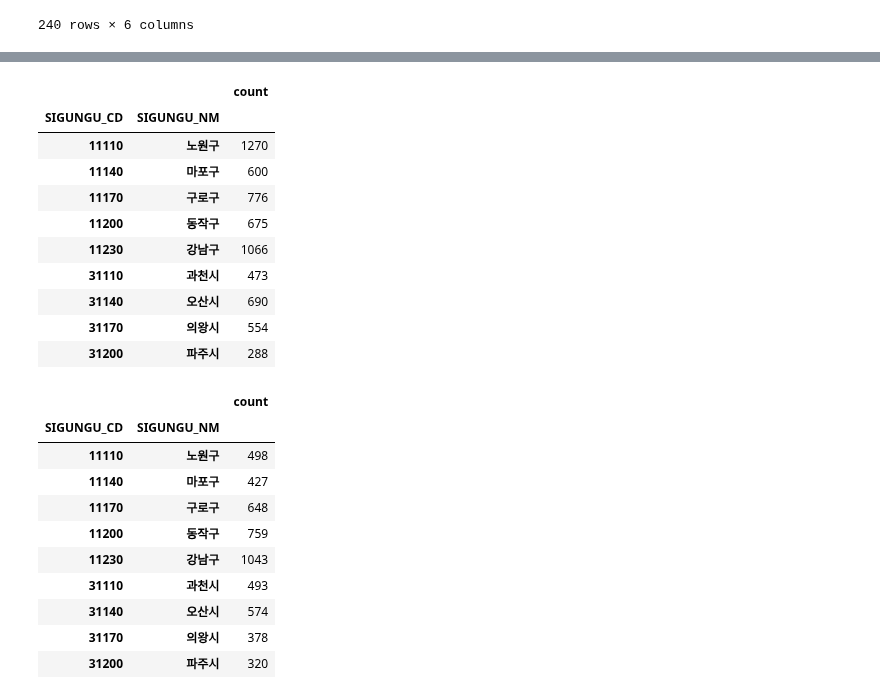
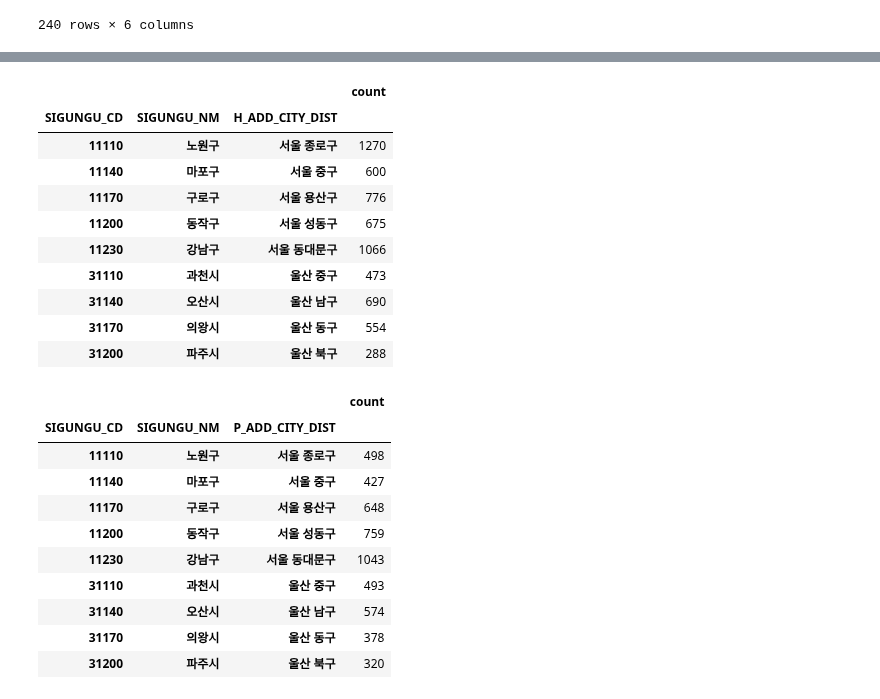
Before and after one commit to ZIO-KIM/SNUlab, a Jupyter notebook: OHCA_preprocess.ipynb, the cells around one changed output, grey strips where cells are left out. Saved outputs shown, nothing was run; the diff lists cells and outputs as text; code cells hidden in the pictures.

```diff
--- a/OHCA_preprocess.ipynb
+++ b/OHCA_preprocess.ipynb
@@ -101,3 +103,8 @@ ohca_all
 | 324129 | 324129 | 2019 | 36110 | 세종 | 세종시 | 36110 | 세종 | 세종시 | 2 | ... |
 | 324130 | 324130 | 2019 | 30170 | 대전 | 서구 | 36110 | 세종 | 세종시 | 1 | ... |
 324131 rows × 232 columns
+# %%
+# ADD_CITY, ADD_DIST 합치기
+
+ohca_all['H_ADD_CITY_DIST'] = ohca_all['H_ADD_CITY'] + ' ' + ohca_all['H_ADD_DIST']
+ohca_all['P_ADD_CITY_DIST'] = ohca_all['P_ADD_CITY'] + ' ' + ohca_all['P_ADD_DIST']
@@ -108,7 +131,7 @@ len(ohca_all['PRE_ER_ARREST_DT'].unique())
 # %%
 # 병원 소재지별, 급성심장정지 목격일자별 aggregate
 
-group_hospital = ohca_all.groupby(['PRE_ER_ARREST_DT', 'H_ADMINCODE'])
+group_hospital = ohca_all.groupby(['PRE_ER_ARREST_DT', 'H_ADMINCODE', 'H_ADD_CITY_DIST'])
 group_hospital = pd.DataFrame(group_hospital.size().reset_index(name='count'))
 # %%
 # date column 문자로 바꾸기
@@ -370,35 +399,35 @@ dtype: int64
 # %%
 #pd.set_option("display.max_rows", 253)
 pd.reset_option('display.max_rows')
-group_hospital_table = group_hospital_idx.pivot_table(values='count', index=['SIGUNGU_CD', 'SIGUNGU_NM'], aggfunc=np.sum)
+group_hospital_table = group_hospital_idx.pivot_table(values='count', index=['SIGUNGU_CD', 'SIGUNGU_NM', 'H_ADD_CITY_DIST'], aggfunc=np.sum)
 group_hospital_table
 # %% [output]
-|  |  | count |
-| SIGUNGU_CD | SIGUNGU_NM |  |
-| 11110 | 노원구 | 1270 |
-| 11140 | 마포구 | 600 |
-| 11170 | 구로구 | 776 |
-| 11200 | 동작구 | 675 |
-| 11230 | 강남구 | 1066 |
-| 31110 | 과천시 | 473 |
-| 31140 | 오산시 | 690 |
-| 31170 | 의왕시 | 554 |
-| 31200 | 파주시 | 288 |
+|  |  |  | count |
+| SIGUNGU_CD | SIGUNGU_NM | H_ADD_CITY_DIST |  |
+| 11110 | 노원구 | 서울 종로구 | 1270 |
+| 11140 | 마포구 | 서울 중구 | 600 |
+| 11170 | 구로구 | 서울 용산구 | 776 |
+| 11200 | 동작구 | 서울 성동구 | 675 |
+| 11230 | 강남구 | 서울 동대문구 | 1066 |
+| 31110 | 과천시 | 울산 중구 | 473 |
+| 31140 | 오산시 | 울산 남구 | 690 |
+| 31170 | 의왕시 | 울산 동구 | 554 |
+| 31200 | 파주시 | 울산 북구 | 288 |
 # %%
-group_patient_table = group_patient_idx.pivot_table(values='count', index=['SIGUNGU_CD', 'SIGUNGU_NM'], aggfunc=np.sum)
+group_patient_table = group_patient_idx.pivot_table(values='count', index=['SIGUNGU_CD', 'SIGUNGU_NM', 'P_ADD_CITY_DIST'], aggfunc=np.sum)
 group_patient_table
 # %% [output]
-|  |  | count |
-| SIGUNGU_CD | SIGUNGU_NM |  |
-| 11110 | 노원구 | 498 |
-| 11140 | 마포구 | 427 |
-| 11170 | 구로구 | 648 |
-| 11200 | 동작구 | 759 |
-| 11230 | 강남구 | 1043 |
-| 31110 | 과천시 | 493 |
-| 31140 | 오산시 | 574 |
-| 31170 | 의왕시 | 378 |
-| 31200 | 파주시 | 320 |
+|  |  |  | count |
+| SIGUNGU_CD | SIGUNGU_NM | P_ADD_CITY_DIST |  |
+| 11110 | 노원구 | 서울 종로구 | 498 |
+| 11140 | 마포구 | 서울 중구 | 427 |
+| 11170 | 구로구 | 서울 용산구 | 648 |
+| 11200 | 동작구 | 서울 성동구 | 759 |
+| 11230 | 강남구 | 서울 동대문구 | 1043 |
+| 31110 | 과천시 | 울산 중구 | 493 |
+| 31140 | 오산시 | 울산 남구 | 574 |
+| 31170 | 의왕시 | 울산 동구 | 378 |
+| 31200 | 파주시 | 울산 북구 | 320 |
 # %%
 group_patient_idx.to_csv('data\급성심장정지조사(08-19)SAS\group_patient_idx.csv', encoding = 'euc-kr', index = False)
 group_hospital_idx.to_csv('data\급성심장정지조사(08-19)SAS\group_hospital_idx.csv', encoding = 'euc-kr', index = False)
```
Also changed, not shown: parts of 15 cells of this notebook.
